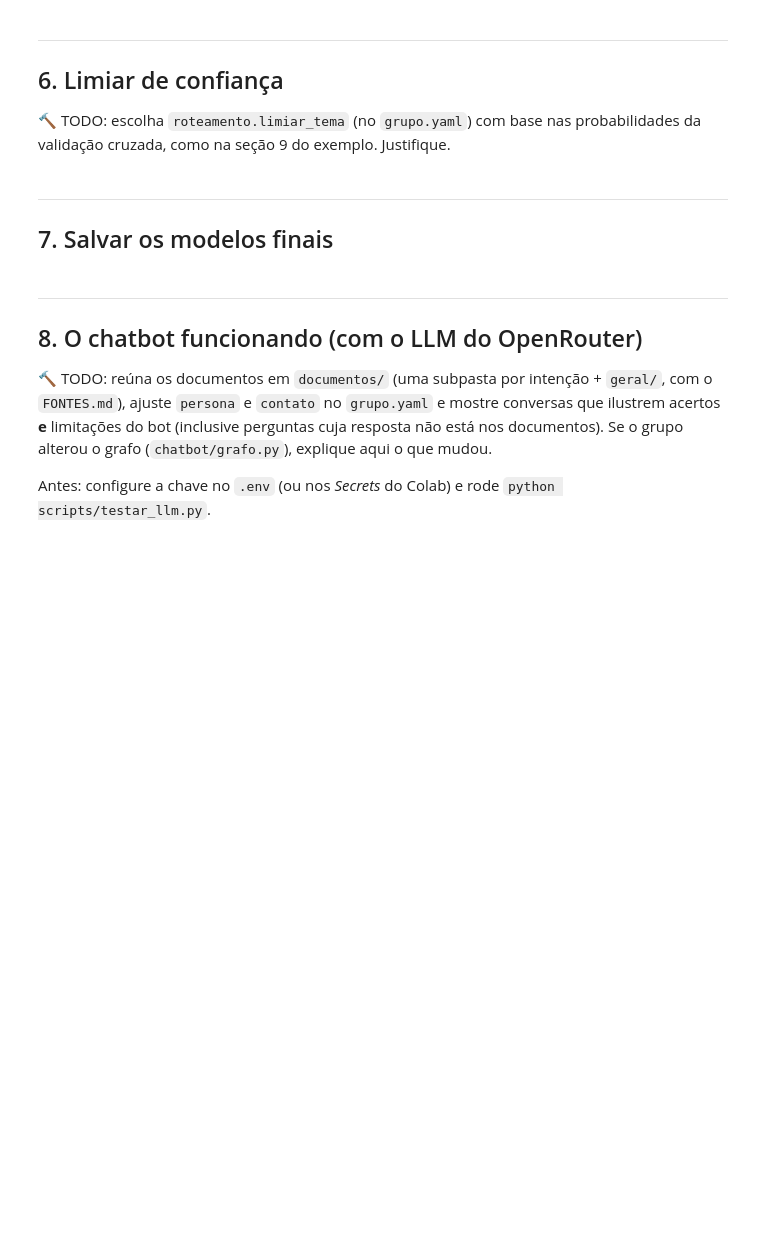
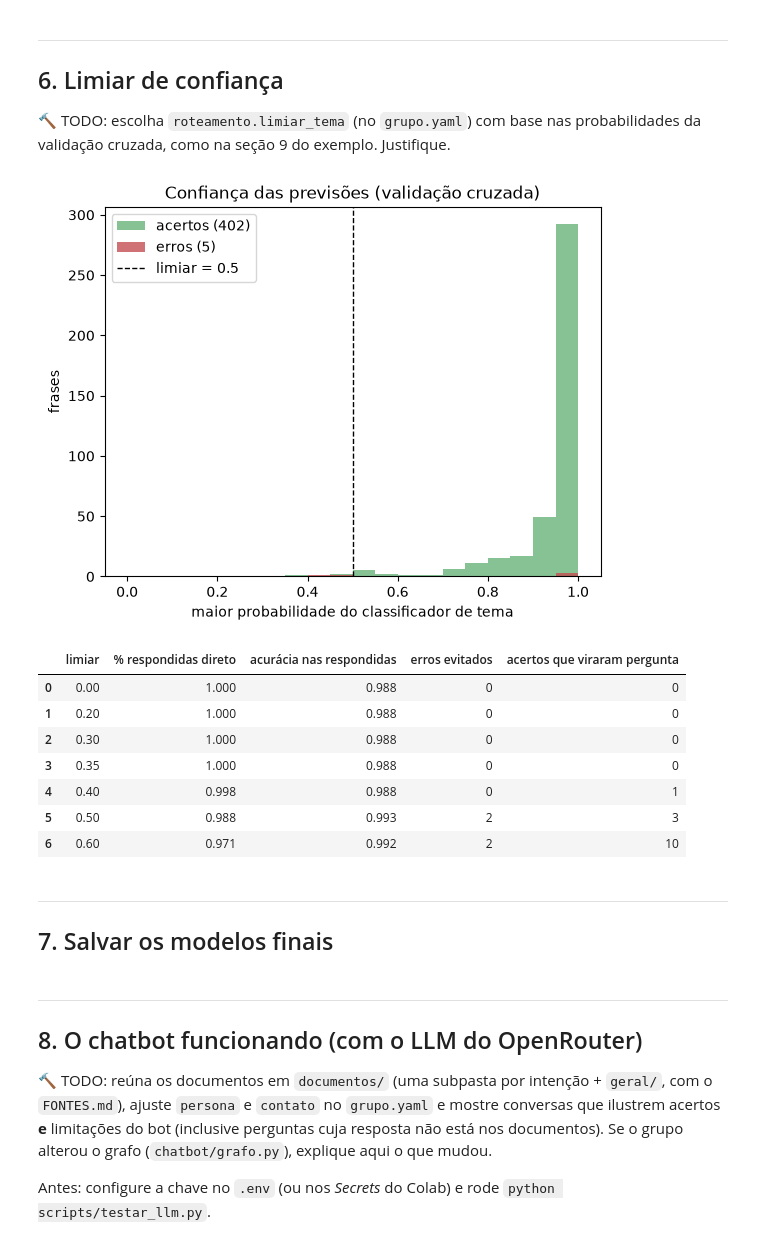
Before and after one commit to daniely-marcon/IA-2026-02-TP-Chatbot, a Jupyter notebook: notebooks/01_trabalho_grupo.ipynb, the cells around one changed output. Saved outputs shown, nothing was run; the diff lists cells and outputs as text; code cells hidden in the pictures; blank space fills up the shorter version.

```diff
--- a/notebooks/01_trabalho_grupo.ipynb
+++ b/notebooks/01_trabalho_grupo.ipynb
@@ -224,7 +296,41 @@ print(classification_report(treino_dom["intencao"], prev_tema, zero_division=0))
 🔨 TODO: escolha `roteamento.limiar_tema` (no `grupo.yaml`) com base nas
 probabilidades da validação cruzada, como na seção 9 do exemplo. Justifique.
 # %%
-# 🔨 TODO
+proba_cv = cross_val_predict(clf_tema, treino_dom["texto"], treino_dom["intencao"], cv=cv,
+                             method="predict_proba")
+classes = np.array(sorted(treino_dom["intencao"].unique()))
+confianca = proba_cv.max(axis=1)
+acertou = classes[proba_cv.argmax(axis=1)] == treino_dom["intencao"].to_numpy()
+
+bins = np.linspace(0, 1, 21)
+plt.hist(confianca[acertou], bins=bins, alpha=0.7, color=CORES[2], label=f"acertos ({acertou.sum()})")
+plt.hist(confianca[~acertou], bins=bins, alpha=0.8, color=CORES[3], label=f"erros ({(~acertou).sum()})")
+plt.axvline(config.limiar_tema, color="k", ls="--", lw=1, label=f"limiar = {config.limiar_tema}")
+plt.xlabel("maior probabilidade do classificador de tema")
+plt.ylabel("frases")
+plt.title("Confiança das previsões (validação cruzada)")
+plt.legend()
+plt.show()
+
+linhas = []
+for limiar in [0.0, 0.2, 0.3, 0.35, 0.4, 0.5, 0.6]:
+    respondidas = confianca >= limiar
+    linhas.append({"limiar": limiar,
+                   "% respondidas direto": respondidas.mean(),
+                   "acurácia nas respondidas": acertou[respondidas].mean() if respondidas.any() else np.nan,
+                   "erros evitados": int((~acertou & ~respondidas).sum()),
+                   "acertos que viraram pergunta": int((acertou & ~respondidas).sum())})
+pd.DataFrame(linhas).round(3)
+# %% [output]
+[figure, added]
+|  | limiar | % respondidas direto | acurácia nas respondidas | erros evitados | acertos que viraram pergunta |
+| 0 | 0.00 | 1.000 | 0.988 | 0 | 0 |
+| 1 | 0.20 | 1.000 | 0.988 | 0 | 0 |
+| 2 | 0.30 | 1.000 | 0.988 | 0 | 0 |
+| 3 | 0.35 | 1.000 | 0.988 | 0 | 0 |
+| 4 | 0.40 | 0.998 | 0.988 | 0 | 1 |
+| 5 | 0.50 | 0.988 | 0.993 | 2 | 3 |
+| 6 | 0.60 | 0.971 | 0.992 | 2 | 10 |
 # %% [markdown]
 ---
 ## 7. Salvar os modelos finais
```
Also changed, not shown: parts of 17 cells of this notebook, 7 other files.
